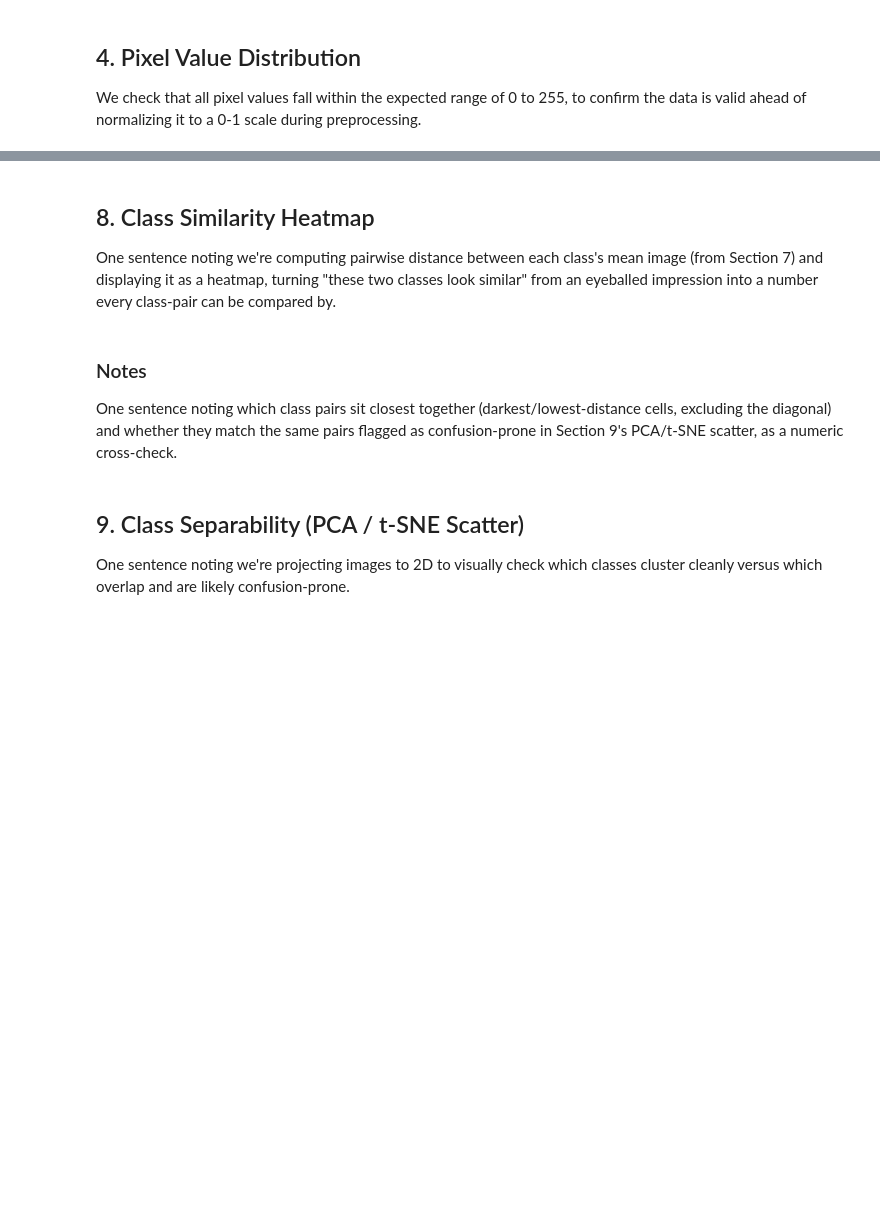
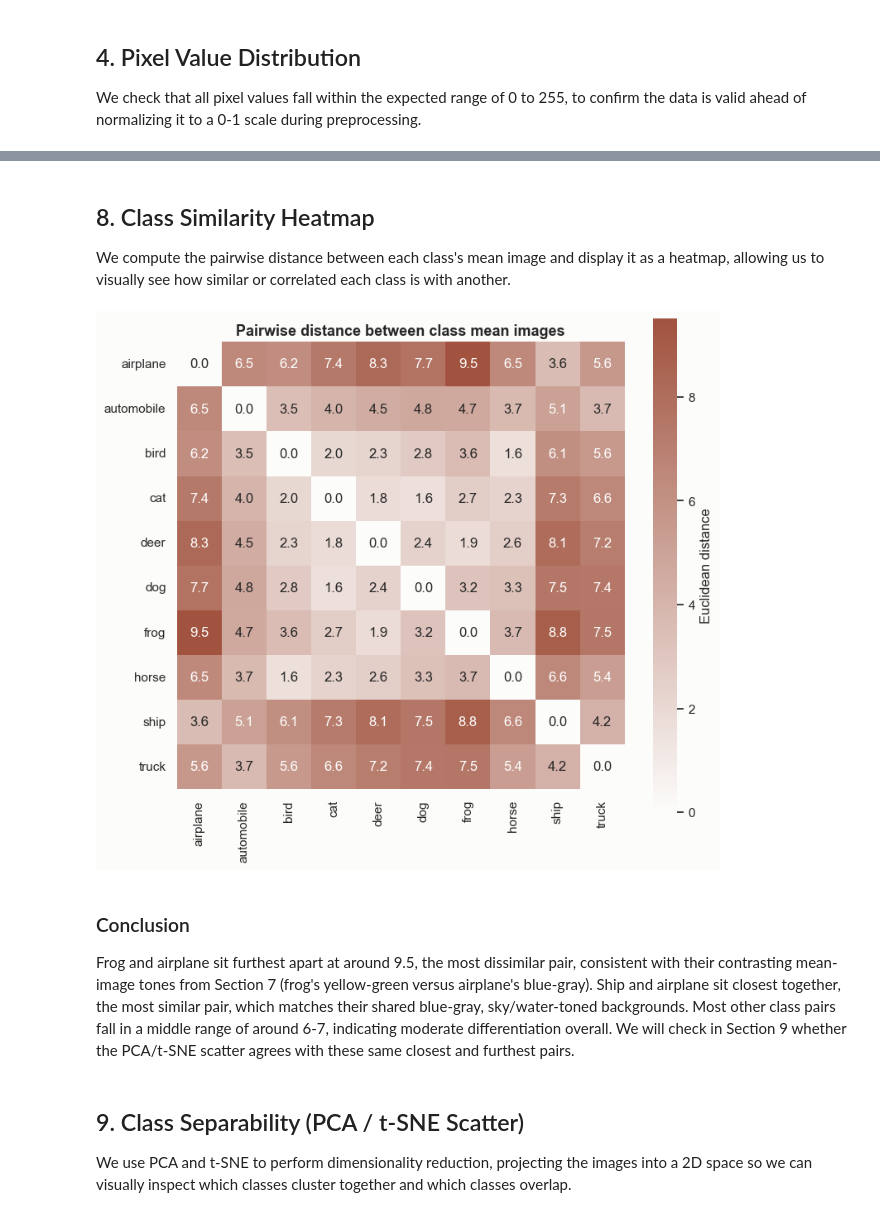
Before and after one commit to pufferfish3e/st1504-ca2, a Jupyter notebook: vae_gan_eda.ipynb, the cells around one changed output, grey strips where cells are left out. Drawn from its saved outputs; the diff is of its cells as text; code cells hidden in the pictures; blank space fills up the shorter version.

```diff
--- a/vae_gan_eda.ipynb
+++ b/vae_gan_eda.ipynb
@@ -167,15 +258,38 @@ One sentence noting which classes have a distinctive mean-image signature (e.g.
 # %% [markdown]
 ## 8. Class Similarity Heatmap
 
-One sentence noting we're computing pairwise distance between each class's mean image (from Section 7) and displaying it as a heatmap, turning "these two classes look similar" from an eyeballed impression into a number every class-pair can be compared by.
+We compute the pairwise distance between each class's mean image and display it as a heatmap, allowing us to visually see how similar or correlated each class is with another.
 # %%
-# Compute pairwise Euclidean distance between all 10 classes' flattened mean images, display as a 10x10 heatmap with class name labels.
+mean_images = np.array([
+    x_train[y_train == class_idx].mean(axis=0).ravel() / 255
+    for class_idx in range(len(class_names))
+])
+
+n_classes = len(class_names)
+distances = np.zeros((n_classes, n_classes))
+for i in range(n_classes):
+    for j in range(n_classes):
+        distances[i, j] = np.linalg.norm(mean_images[i] - mean_images[j])
+
+# Sequential, single-hue colormap (surface to terracotta) since this encodes magnitude, not identity.
+seq_cmap = LinearSegmentedColormap.from_list("seq_terracotta", ["#fcfcfb", PALETTE[0]])
+
+fig, ax = plt.subplots(figsize=(8, 7))
+sns.heatmap(distances, xticklabels=class_names, yticklabels=class_names,
+            cmap=seq_cmap, annot=True, fmt=".1f", square=True,
+            cbar_kws={"label": "Euclidean distance"}, ax=ax)
+
+ax.set_title("Pairwise distance between class mean images", fontsize=13, fontweight="bold")
+plt.tight_layout()
+plt.show()
+# %% [output]
+[figure, added]
 # %% [markdown]
-### Notes
+### Conclusion
 
-One sentence noting which class pairs sit closest together (darkest/lowest-distance cells, excluding the diagonal) and whether they match the same pairs flagged as confusion-prone in Section 9's PCA/t-SNE scatter, as a numeric cross-check.
+Frog and airplane sit furthest apart at around 9.5, the most dissimilar pair, consistent with their contrasting mean-image tones from Section 7 (frog's yellow-green versus airplane's blue-gray). Ship and airplane sit closest together, the most similar pair, which matches their shared blue-gray, sky/water-toned backgrounds. Most other class pairs fall in a middle range of around 6-7, indicating moderate differentiation overall. We will check in Section 9 whether the PCA/t-SNE scatter agrees with these same closest and furthest pairs.
 # %% [markdown]
 ## 9. Class Separability (PCA / t-SNE Scatter)
 
-One sentence noting we're projecting images to 2D to visually check which classes cluster cleanly versus which overlap and are likely confusion-prone.
+We use PCA and t-SNE to perform dimensionality reduction, projecting the images into a 2D space so we can visually inspect which classes cluster together and which classes overlap.
 # %%
```
Also changed, not shown: parts of 18 cells of this notebook, 1 other file.
